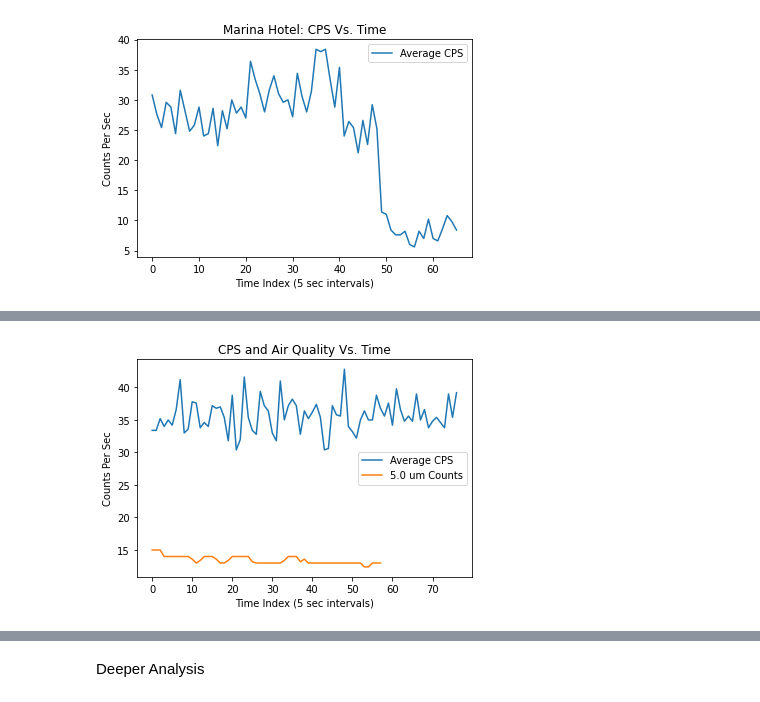
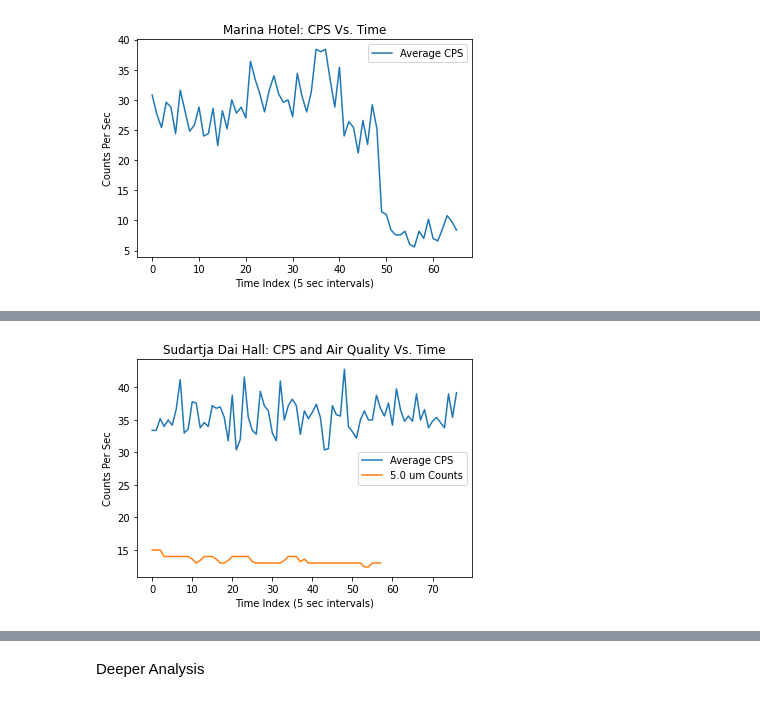
Before and after one commit to Gamecrasher-rgb/E11-LabWork, a Jupyter notebook: FinalProject/E11-Final Project Analysis.ipynb, the cells around one changed output, grey strips where cells are left out. Drawn from its saved outputs; the diff is of its cells as text; code cells hidden in the pictures.

```diff
--- a/FinalProject/E11-Final Project Analysis.ipynb
+++ b/FinalProject/E11-Final Project Analysis.ipynb
@@ -419,13 +430,14 @@ The measured and expected uncertainty on the mean particle cps differ by -8.4825
 # %%
 plt.plot(SUDAVENT_RAD["Average CPS"], label = "Average CPS")
 plt.plot(SUDAVENT_AQ["5.0 um"], label = "5.0 um Counts")
 plt.ylabel('Counts Per Sec')
 plt.xlabel('Time Index (5 sec intervals)')
-plt.title("CPS and Air Quality Vs. Time")
+plt.title("Sudartja Dai Hall: CPS and Air Quality Vs. Time")
 plt.legend()
+plt.savefig('Sudavent_Dai_Air.png',dpi=300)
 plt.show()
 # %% [output]
-[figure, old version]
+[figure, new version]
 # %%
 SUDAVENT_mean_cps = np.mean(SUDAVENT_RAD["Average CPS"])
 SUDAVENT_mean_unc = np.sqrt (SUDAVENT_mean_cps)
```
Also changed, not shown: parts of 71 cells of this notebook.
